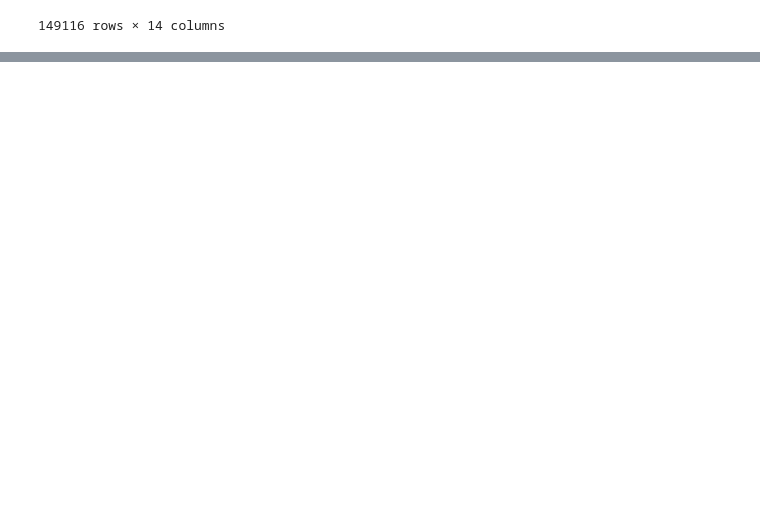
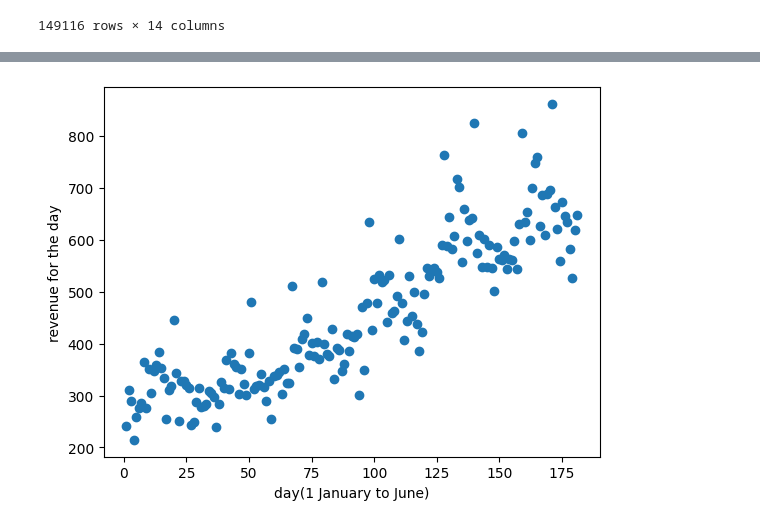
Before and after one commit to Sta1ks/Coffeeshop-analysis, a Jupyter notebook: working_folder/analysis.ipynb, the cells around one changed output, grey strips where cells are left out. Cells and saved outputs as stored; diff of their text form; code cells hidden in the pictures; blank space fills up the shorter version.

Commit message:
Made review of bakery production

```diff
--- a/working_folder/analysis.ipynb
+++ b/working_folder/analysis.ipynb
@@ -273,0 +318,2 @@ df
+# %%
+Bakery = df[df["product_category"] == "Bakery"]
@@ -273,0 +409,7 @@ df
+# %%
+plt.scatter(x = Bakery["day"].unique(), y = Bakery.groupby("day")["revenue"].sum())
+plt.xlabel("day(1 January to June)")
+plt.ylabel("revenue for the day")
+plt.show()
+# %% [output]
+[figure, added]
```
Also changed, not shown: parts of 17 cells of this notebook.
